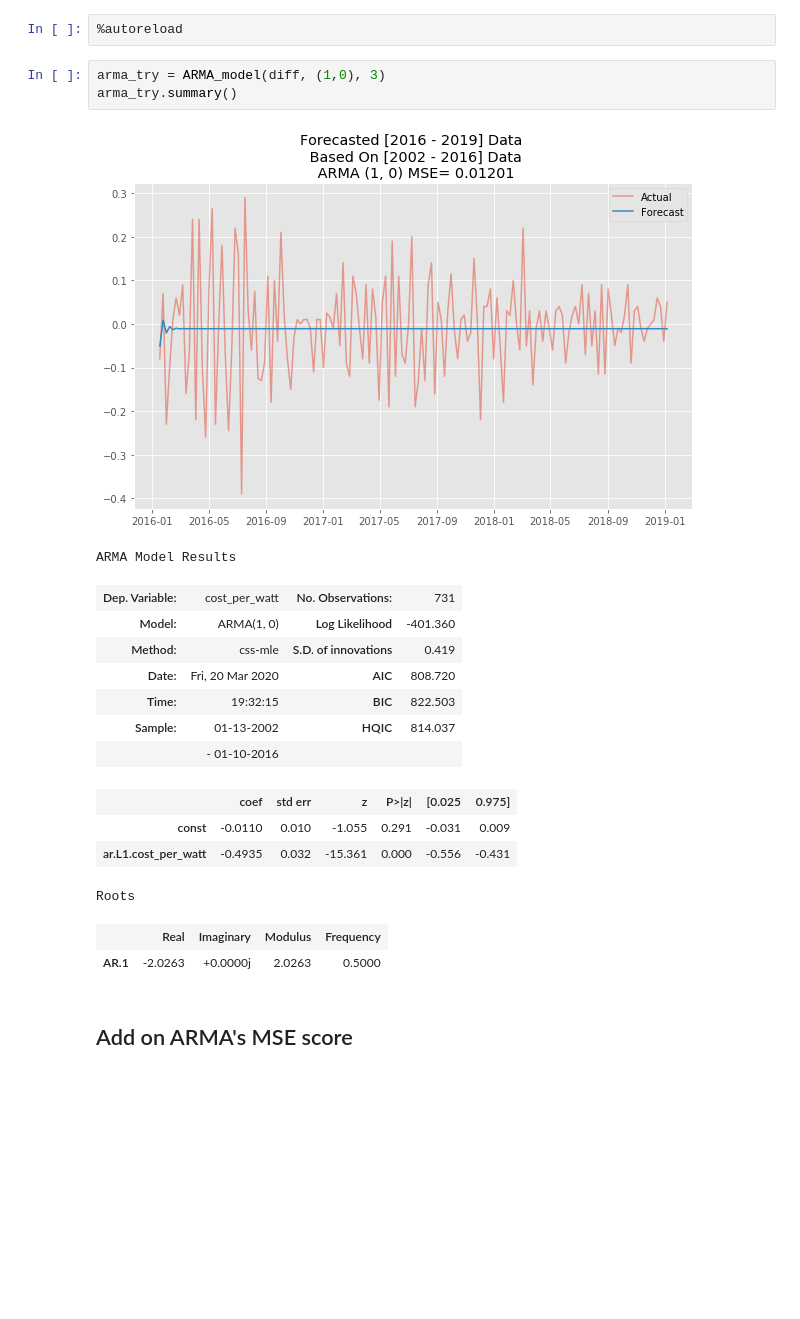
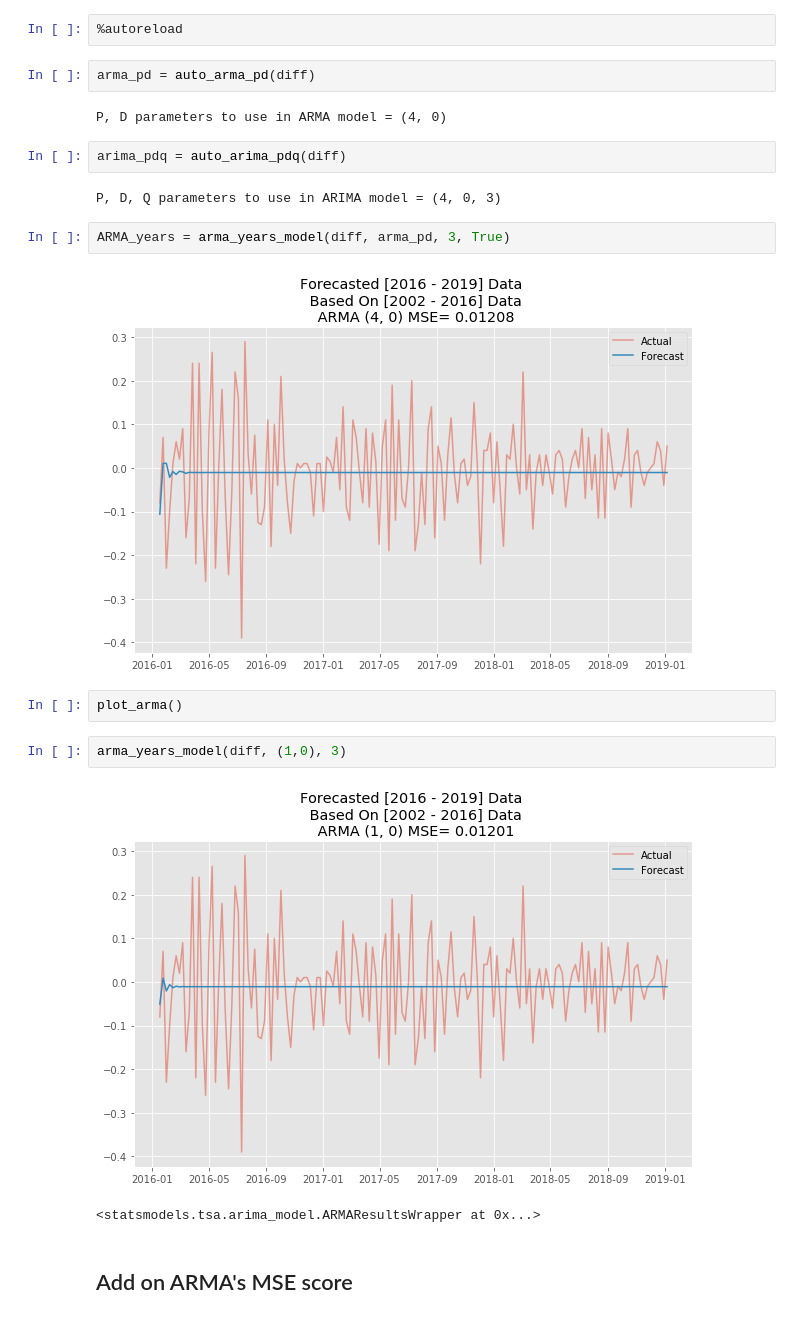
Before and after one commit to jrpaige/Solar, a Jupyter notebook: Solar_TS_Model.ipynb, the cells around one changed output. Drawn from its saved outputs; the diff is of its cells as text; blank space fills up the shorter version.

```diff
--- a/Solar_TS_Model.ipynb
+++ b/Solar_TS_Model.ipynb
@@ -142,24 +141,24 @@ dtype: float64
 ## Run through basic ARMA Forecast
 # %%
 %autoreload
+# %%
+arma_pd = auto_arma_pd(diff)
+# %% [output]
+P, D parameters to use in ARMA model = (4, 0)
+# %%
+arima_pdq = auto_arima_pdq(diff)
+# %% [output]
+P, D, Q parameters to use in ARIMA model = (4, 0, 3)
+# %%
+ARMA_years = arma_years_model(diff, arma_pd, 3, True)
+# %% [output]
+[figure, added]
+# %%
+plot_arma()
 # %%
-arma_try = ARMA_model(diff, (1,0), 3)
-arma_try.summary()
+arma_years_model(diff, (1,0), 3)
 # %% [output]
 [figure]
-ARMA Model Results
+<statsmodels.tsa.arima_model.ARMAResultsWrapper at 0x...>
-| Dep. Variable: | cost_per_watt | No. Observations: | 731 |
-| Model: | ARMA(1, 0) | Log Likelihood | -401.360 |
-| Method: | css-mle | S.D. of innovations | 0.419 |
-| Date: | Fri, 20 Mar 2020 | AIC | 808.720 |
-| Time: | 19:32:15 | BIC | 822.503 |
-| Sample: | 01-13-2002 | HQIC | 814.037 |
-|  | - 01-10-2016 |  |  |
-|  | coef | std err | z | P>|z| | [0.025 | 0.975] |
-| const | -0.0110 | 0.010 | -1.055 | 0.291 | -0.031 | 0.009 |
-| ar.L1.cost_per_watt | -0.4935 | 0.032 | -15.361 | 0.000 | -0.556 | -0.431 |
-Roots
-|  | Real | Imaginary | Modulus | Frequency |
-| AR.1 | -2.0263 | +0.0000j | 2.0263 | 0.5000 |
 # %% [markdown]
 ## Add on ARMA's MSE score
```
Also changed, not shown: parts of 15 cells of this notebook, 5 other files.
